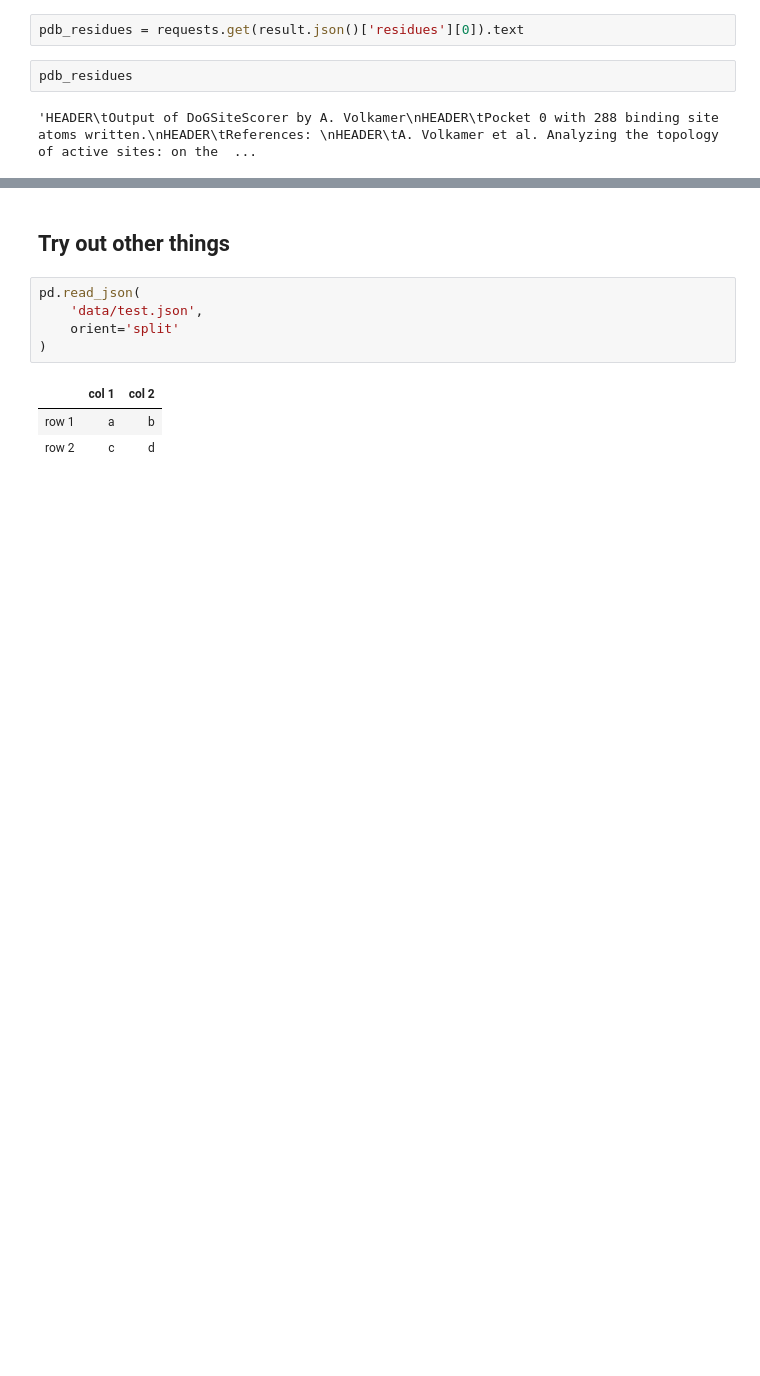
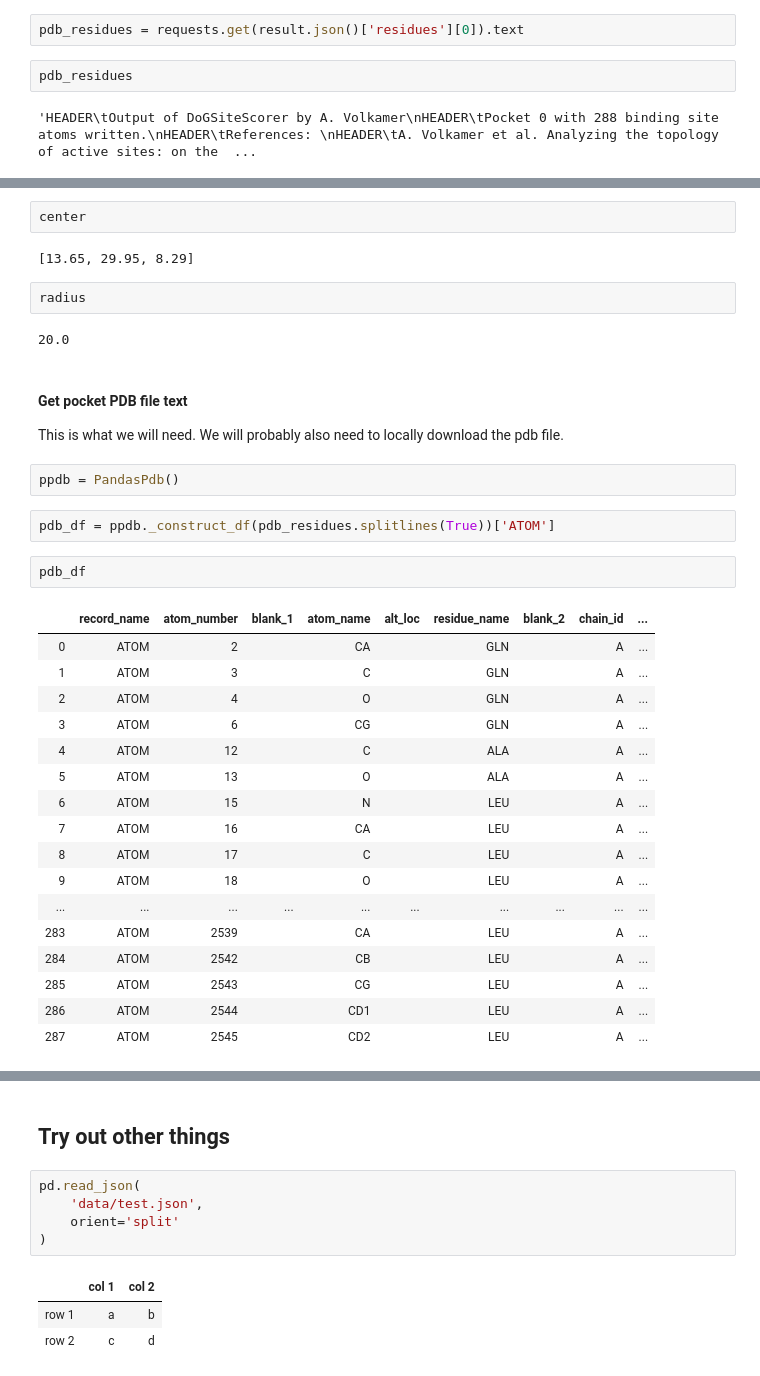
Before and after one commit to volkamerlab/TeachOpenCADD-BindingSiteDetection, a Jupyter notebook: dogsite_scorer_tests.ipynb, the cells around one changed output, grey strips where cells are left out. Cells and saved outputs as stored; diff of their text form; blank space fills up the shorter version.

```diff
--- a/dogsite_scorer_tests.ipynb
+++ b/dogsite_scorer_tests.ipynb
@@ -223,0 +263,36 @@ pdb_residues
+# %%
+center
+# %% [output]
+[13.65, 29.95, 8.29]
+# %%
+radius
+# %% [output]
+20.0
+# %% [markdown]
+#### Get pocket PDB file text
+
+This is what we will need. We will probably also need to locally download the pdb file.
+# %%
+ppdb = PandasPdb()
+# %%
+pdb_df = ppdb._construct_df(pdb_residues.splitlines(True))['ATOM']
+# %%
+pdb_df
+# %% [output]
+|  | record_name | atom_number | blank_1 | atom_name | alt_loc | residue_name | blank_2 | chain_id | ... |
+| 0 | ATOM | 2 |  | CA |  | GLN |  | A | ... |
+| 1 | ATOM | 3 |  | C |  | GLN |  | A | ... |
+| 2 | ATOM | 4 |  | O |  | GLN |  | A | ... |
+| 3 | ATOM | 6 |  | CG |  | GLN |  | A | ... |
+| 4 | ATOM | 12 |  | C |  | ALA |  | A | ... |
+| 5 | ATOM | 13 |  | O |  | ALA |  | A | ... |
+| 6 | ATOM | 15 |  | N |  | LEU |  | A | ... |
+| 7 | ATOM | 16 |  | CA |  | LEU |  | A | ... |
+| 8 | ATOM | 17 |  | C |  | LEU |  | A | ... |
+| 9 | ATOM | 18 |  | O |  | LEU |  | A | ... |
+| ... | ... | ... | ... | ... | ... | ... | ... | ... | ... |
+| 283 | ATOM | 2539 |  | CA |  | LEU |  | A | ... |
+| 284 | ATOM | 2542 |  | CB |  | LEU |  | A | ... |
+| 285 | ATOM | 2543 |  | CG |  | LEU |  | A | ... |
+| 286 | ATOM | 2544 |  | CD1 |  | LEU |  | A | ... |
+| 287 | ATOM | 2545 |  | CD2 |  | LEU |  | A | ... |
```
Also changed, not shown: parts of 15 cells of this notebook.
